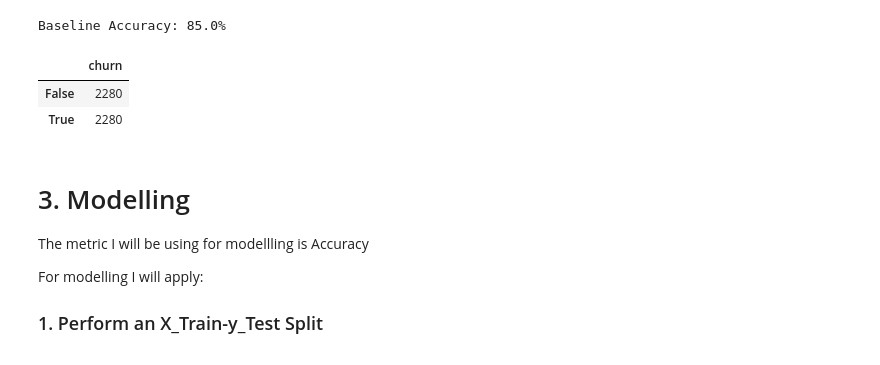
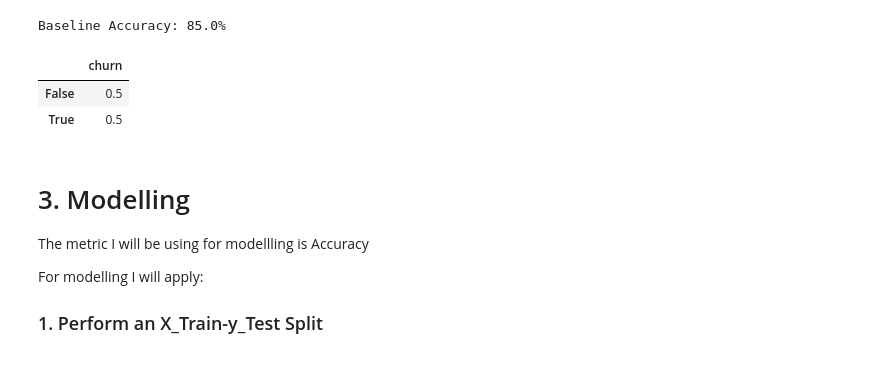
Before and after one commit to PatienceAnono/-SyriaTel-Customer-Churn-Project, a Jupyter notebook: SyriaTel Customer Churn.ipynb, the cells around one changed output. Cells and saved outputs as stored; diff of their text form; code cells hidden in the pictures.

```diff
--- a/SyriaTel Customer Churn.ipynb
+++ b/SyriaTel Customer Churn.ipynb
@@ -543,5 +565,6 @@ df_model.head()
 | 3 | yes | no | 0 | 299.4 | 71 | ... |
 | 4 | yes | no | 0 | 166.7 | 113 | ... |
 # %%
-df_model.drop(['called_customer_service'],axis = 1,inplace = True)
+X_train.drop(['called_customer_service'],axis = 1,inplace = True)
+X_test.drop(['called_customer_service'],axis = 1,inplace = True)
 # %%
@@ -605,11 +663,4 @@ display(X_test.head())
 # %% [markdown]
 ## Feature Scaling
 # %%
-# Instantiate Standard Scaler
-ss = StandardScaler()
-
-# fit and transform train data
-X_train_scaled = ss.fit_transform(X_train)
-
-# Transform test data
-X_test_scaled = ss.transform(X_test)
+feature_scale = [feature for feature in X_train.columns if feature not in ['State','Area code','Account length','International plan','Voice mail plan']]
@@ -615,0 +687,5 @@ X_test_scaled = ss.transform(X_test)
+# %%
+from sklearn.preprocessing import MinMaxScaler, OrdinalEncoder
+scaler = MinMaxScaler()
+#encoder = OrdinalEncoder()
+X_train_scaled = scaler.fit_transform(X_train[feature_scale])
@@ -660,11 +764,11 @@ sm = SMOTE(random_state = 42)
 X_train_smote, y_train_smote = sm.fit_resample(X_train_scaled, y_train)
 # %%
 # Print new value counts
-y_train_smote.value_counts().to_frame()
+y_train_smote.value_counts(normalize=True).to_frame()
 # %% [output]
 |  | churn |
-| False | 2280 |
-| True | 2280 |
+| False | 0.5 |
+| True | 0.5 |
 # %% [markdown]
 # 3. Modelling
 
```
Also changed, not shown: parts of 29 cells of this notebook.
